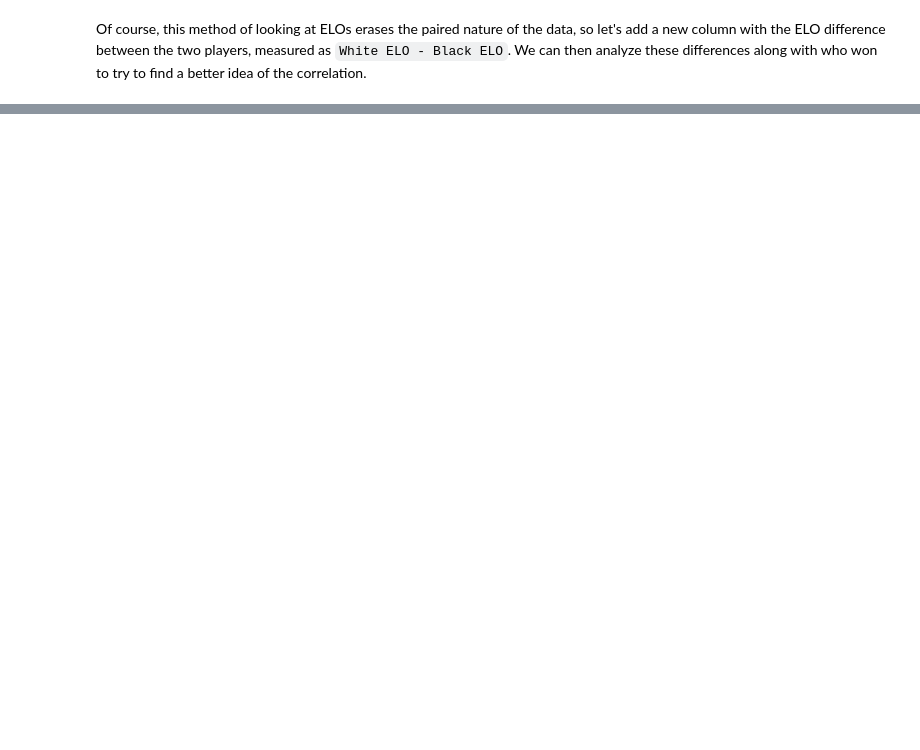
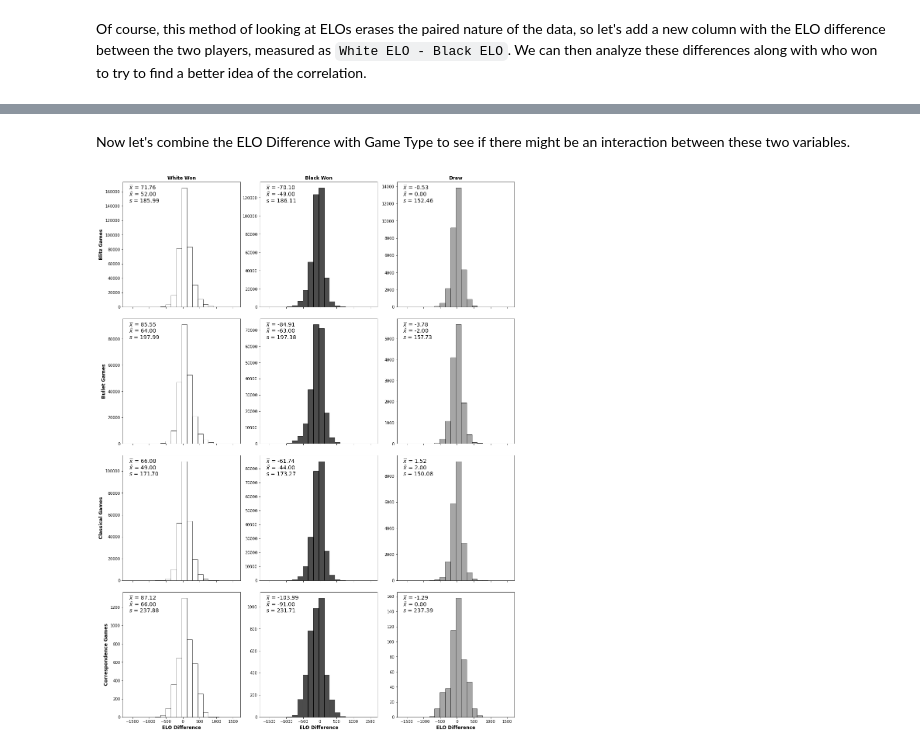
Before and after one commit to silas-wunder/Data-Wrangling-Final-Project, a Jupyter notebook: data_analysis.ipynb, the cells around one changed output, grey strips where cells are left out. Cells and saved outputs as stored; diff of their text form; code cells hidden in the pictures; blank space fills up the shorter version.

```diff
--- a/data_analysis.ipynb
+++ b/data_analysis.ipynb
@@ -171,0 +185,33 @@ axs[2].set_xlabel('ELO');
+# %% [markdown]
+Now let's combine the ELO Difference with Game Type to see if there might be an interaction between these two variables.
+# %%
+fig, axs = plt.subplots(4, 3, figsize=(15, 20), sharex=True)
+fig.tight_layout(pad=2)
+gameTypes = ['Blitz', 'Bullet', 'Classical', 'Correspondence']
+results = ['1-0', '0-1', '1/2-1/2']
+colors = ['white', 'black', 'gray']
+r = (np.min(data['ELO Difference']), np.max(data['ELO Difference']))
+
+for i in range(4):
+    for j in range(3):
+        axs[i,j].hist(data.loc[(data['Game Type'] == gameTypes[i]) & (data['Result'] == results[j])]['ELO Difference'],\
+             bins=20, range=r, color=colors[j], edgecolor='black', alpha=0.7)
+        axs[i,j].text(0.05, 0.95, f"$\widebar{{x}}$ = {np.mean(data.loc[(data['Game Type'] == gameTypes[i]) & (data['Result'] == results[j])]['ELO Difference']):.2f}",\
+             transform=axs[i,j].transAxes, horizontalalignment='left', verticalalignment='center', fontsize=14)
+        axs[i,j].text(0.05, 0.9, rf"$\tilde{{x}}$ = {np.median(data.loc[(data['Game Type'] == gameTypes[i]) & (data['Result'] == results[j])]['ELO Difference']):.2f}",\
+             transform=axs[i,j].transAxes, horizontalalignment='left', verticalalignment='center', fontsize=14)
+        axs[i,j].text(0.05, 0.85, f"$s$ = {np.std(data.loc[(data['Game Type'] == gameTypes[i]) & (data['Result'] == results[j])]['ELO Difference']):.2f}",\
+             transform=axs[i,j].transAxes, horizontalalignment='left', verticalalignment='center', fontsize=14)
+
+axs[0,0].set_title('White Won', fontweight='bold', size='large')
+axs[0,1].set_title('Black Won', fontweight='bold', size='large')
+axs[0,2].set_title('Draw', fontweight='bold', size='large')
+axs[0,0].set_ylabel('Blitz Games', fontweight='bold', size='large')
+axs[1,0].set_ylabel('Bullet Games', fontweight='bold', size='large')
+axs[2,0].set_ylabel('Classical Games', fontweight='bold', size='large')
+axs[3,0].set_ylabel('Correspondence Games', fontweight='bold', size='large')
+axs[3,0].set_xlabel('ELO Difference', fontweight='bold', size='large')
+axs[3,1].set_xlabel('ELO Difference', fontweight='bold', size='large')
+axs[3,2].set_xlabel('ELO Difference', fontweight='bold', size='large');
+# %% [output]
+[figure, added]
```
Also changed, not shown: parts of 4 cells of this notebook.
